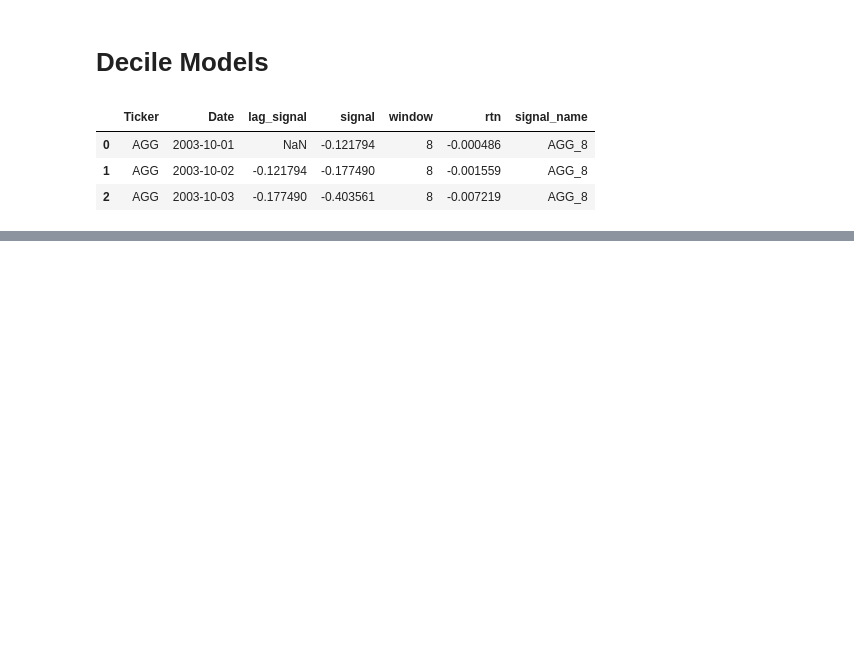
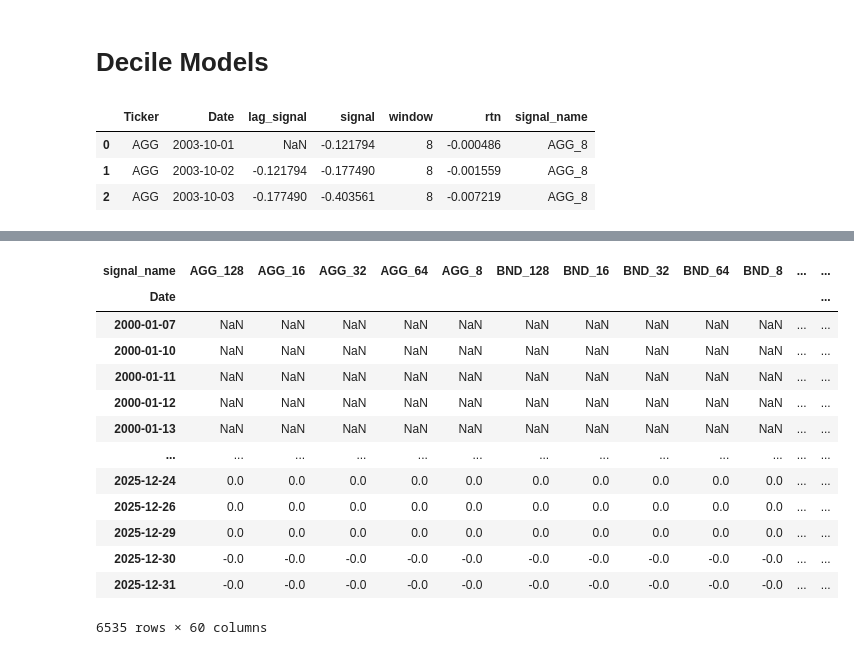
Before and after one commit to diegodalvarez/SignalTrader, a Jupyter notebook: notebook/2DecileModels.ipynb, the cells around one changed output, grey strips where cells are left out. Drawn from its saved outputs; the diff is of its cells as text; code cells hidden in the pictures; blank space fills up the shorter version.

```diff
--- a/notebook/2DecileModels.ipynb
+++ b/notebook/2DecileModels.ipynb
@@ -58,0 +78,19 @@ df_tmp.keys()
+# %%
+(expanding_rtn
+    .pivot(index = "Date", columns = "signal_name", values = "signal_rtn")
+    .apply(la))
+# %% [output]
+| signal_name | AGG_128 | AGG_16 | AGG_32 | AGG_64 | AGG_8 | BND_128 | BND_16 | BND_32 | BND_64 | BND_8 | ... | ... |
+| Date |  |  |  |  |  |  |  |  |  |  |  | ... |
+| 2000-01-07 | NaN | NaN | NaN | NaN | NaN | NaN | NaN | NaN | NaN | NaN | ... | ... |
+| 2000-01-10 | NaN | NaN | NaN | NaN | NaN | NaN | NaN | NaN | NaN | NaN | ... | ... |
+| 2000-01-11 | NaN | NaN | NaN | NaN | NaN | NaN | NaN | NaN | NaN | NaN | ... | ... |
+| 2000-01-12 | NaN | NaN | NaN | NaN | NaN | NaN | NaN | NaN | NaN | NaN | ... | ... |
+| 2000-01-13 | NaN | NaN | NaN | NaN | NaN | NaN | NaN | NaN | NaN | NaN | ... | ... |
+| ... | ... | ... | ... | ... | ... | ... | ... | ... | ... | ... | ... | ... |
+| 2025-12-24 | 0.0 | 0.0 | 0.0 | 0.0 | 0.0 | 0.0 | 0.0 | 0.0 | 0.0 | 0.0 | ... | ... |
+| 2025-12-26 | 0.0 | 0.0 | 0.0 | 0.0 | 0.0 | 0.0 | 0.0 | 0.0 | 0.0 | 0.0 | ... | ... |
+| 2025-12-29 | 0.0 | 0.0 | 0.0 | 0.0 | 0.0 | 0.0 | 0.0 | 0.0 | 0.0 | 0.0 | ... | ... |
+| 2025-12-30 | -0.0 | -0.0 | -0.0 | -0.0 | -0.0 | -0.0 | -0.0 | -0.0 | -0.0 | -0.0 | ... | ... |
+| 2025-12-31 | -0.0 | -0.0 | -0.0 | -0.0 | -0.0 | -0.0 | -0.0 | -0.0 | -0.0 | -0.0 | ... | ... |
+6535 rows × 60 columns
```
Also changed, not shown: parts of 9 cells of this notebook, 2 other files.
